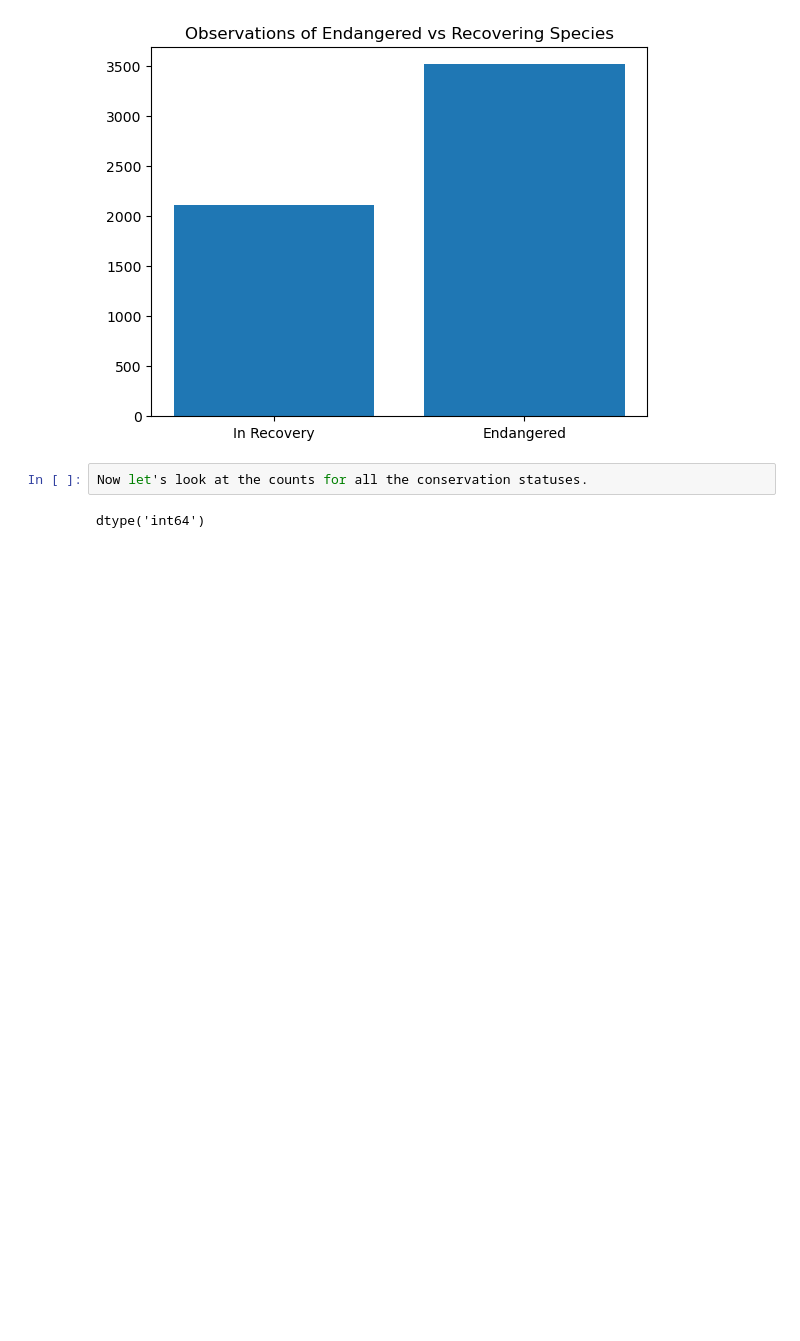
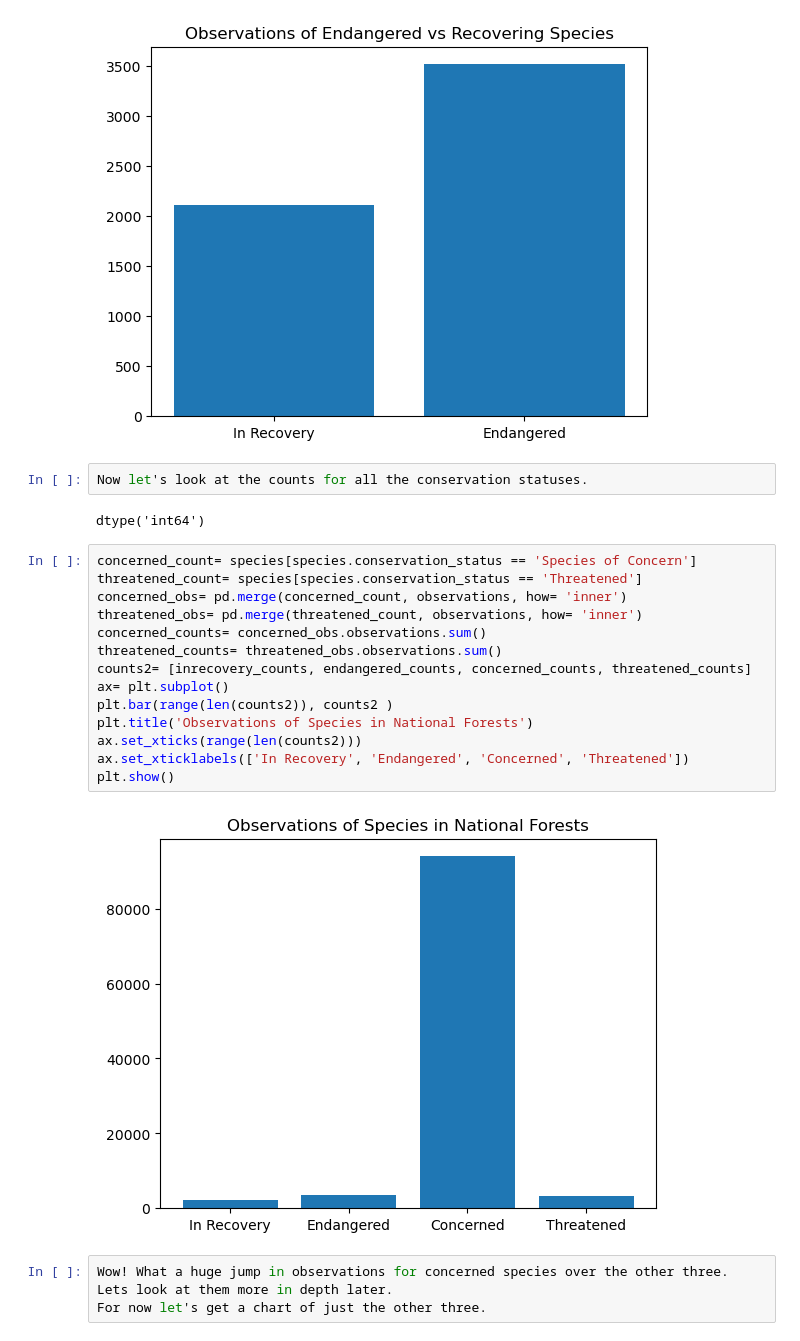
Before and after one commit to MrShade138/Biodiversity-Project, a Jupyter notebook: biodiversity.ipynb, the cells around one changed output. Cells and saved outputs as stored; diff of their text form; blank space fills up the shorter version.

```diff
--- a/biodiversity.ipynb
+++ b/biodiversity.ipynb
@@ -100,3 +98,22 @@ plt.show()
 Now let's look at the counts for all the conservation statuses.
 # %% [output]
 dtype('int64')
+# %%
+concerned_count= species[species.conservation_status == 'Species of Concern']
+threatened_count= species[species.conservation_status == 'Threatened']
+concerned_obs= pd.merge(concerned_count, observations, how= 'inner')
+threatened_obs= pd.merge(threatened_count, observations, how= 'inner')
+concerned_counts= concerned_obs.observations.sum()
+threatened_counts= threatened_obs.observations.sum()
+counts2= [inrecovery_counts, endangered_counts, concerned_counts, threatened_counts]
+ax= plt.subplot()
+plt.bar(range(len(counts2)), counts2 )
+plt.title('Observations of Species in National Forests')
+ax.set_xticks(range(len(counts2)))
+ax.set_xticklabels(['In Recovery', 'Endangered', 'Concerned', 'Threatened'])
+plt.show()
+# %% [output]
+[figure, added]
+# %%
+Wow! What a huge jump in observations for concerned species over the other three. Lets look at them more in depth later.
+For now let's get a chart of just the other three.
```
Also changed, not shown: parts of 13 cells of this notebook.
